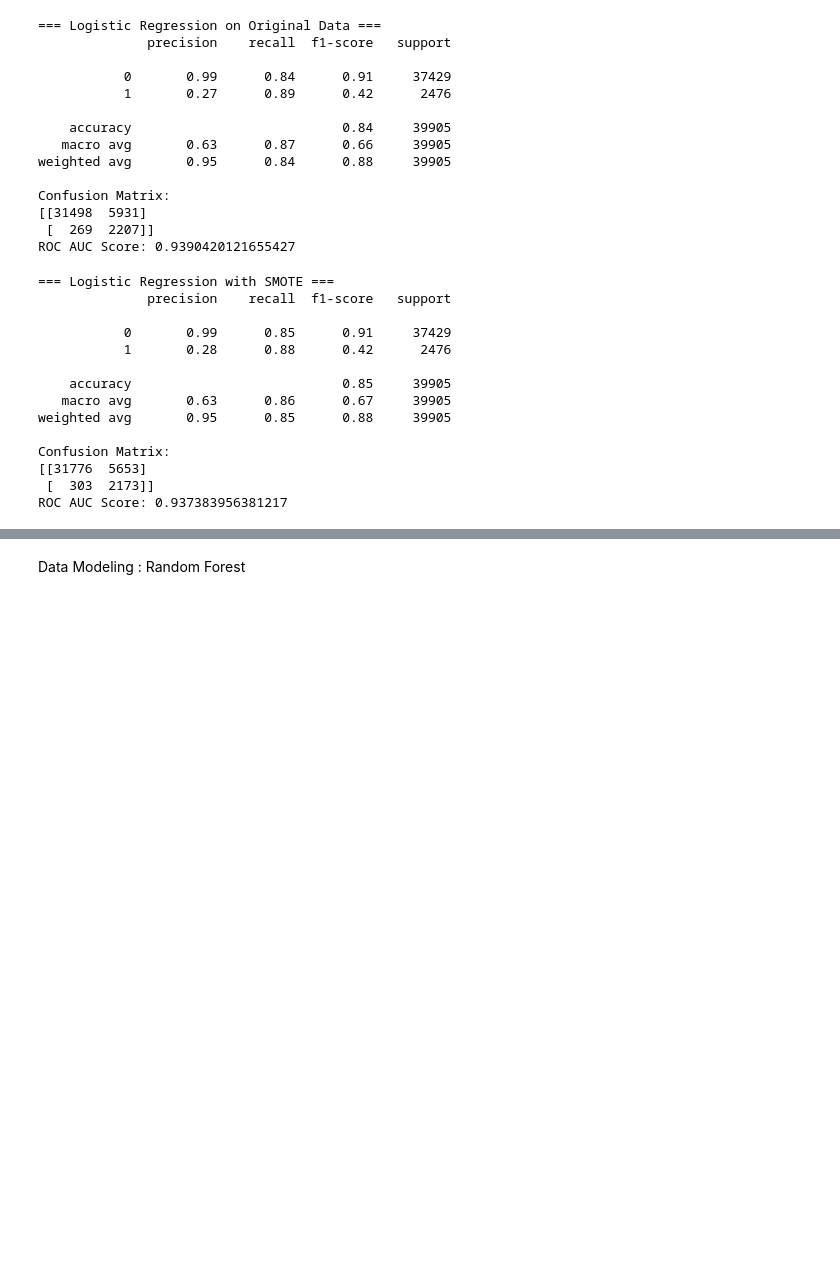
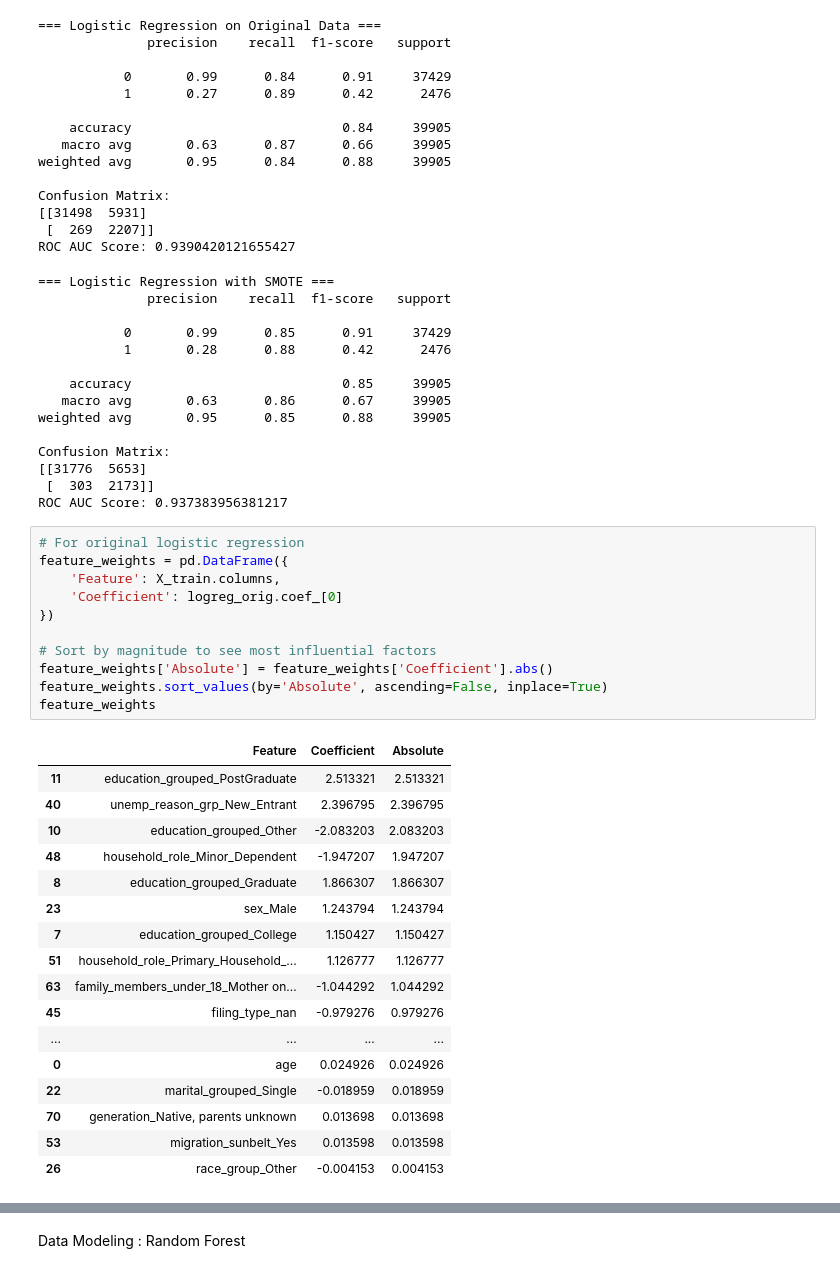
Before and after one commit to kazu143/census-income-classification, a Jupyter notebook: census_income_ml.ipynb, the cells around one changed output, grey strips where cells are left out. Drawn from its saved outputs; the diff is of its cells as text; blank space fills up the shorter version.

```diff
--- a/census_income_ml.ipynb
+++ b/census_income_ml.ipynb
@@ -2157,3 +2160,32 @@ Confusion Matrix:
 [[31776  5653]
  [  303  2173]]
 ROC AUC Score: 0.937383956381217
+# %%
+# For original logistic regression
+feature_weights = pd.DataFrame({
+    'Feature': X_train.columns,
+    'Coefficient': logreg_orig.coef_[0]
+})
+
+# Sort by magnitude to see most influential factors
+feature_weights['Absolute'] = feature_weights['Coefficient'].abs()
+feature_weights.sort_values(by='Absolute', ascending=False, inplace=True)
+feature_weights
+# %% [output]
+|  | Feature | Coefficient | Absolute |
+| 11 | education_grouped_PostGraduate | 2.513321 | 2.513321 |
+| 40 | unemp_reason_grp_New_Entrant | 2.396795 | 2.396795 |
+| 10 | education_grouped_Other | -2.083203 | 2.083203 |
+| 48 | household_role_Minor_Dependent | -1.947207 | 1.947207 |
+| 8 | education_grouped_Graduate | 1.866307 | 1.866307 |
+| 23 | sex_Male | 1.243794 | 1.243794 |
+| 7 | education_grouped_College | 1.150427 | 1.150427 |
+| 51 | household_role_Primary_Household_... | 1.126777 | 1.126777 |
+| 63 | family_members_under_18_Mother on... | -1.044292 | 1.044292 |
+| 45 | filing_type_nan | -0.979276 | 0.979276 |
+| ... | ... | ... | ... |
+| 0 | age | 0.024926 | 0.024926 |
+| 22 | marital_grouped_Single | -0.018959 | 0.018959 |
+| 70 | generation_Native, parents unknown | 0.013698 | 0.013698 |
+| 53 | migration_sunbelt_Yes | 0.013598 | 0.013598 |
+| 26 | race_group_Other | -0.004153 | 0.004153 |
```
Also changed, not shown: parts of 6 cells of this notebook.
